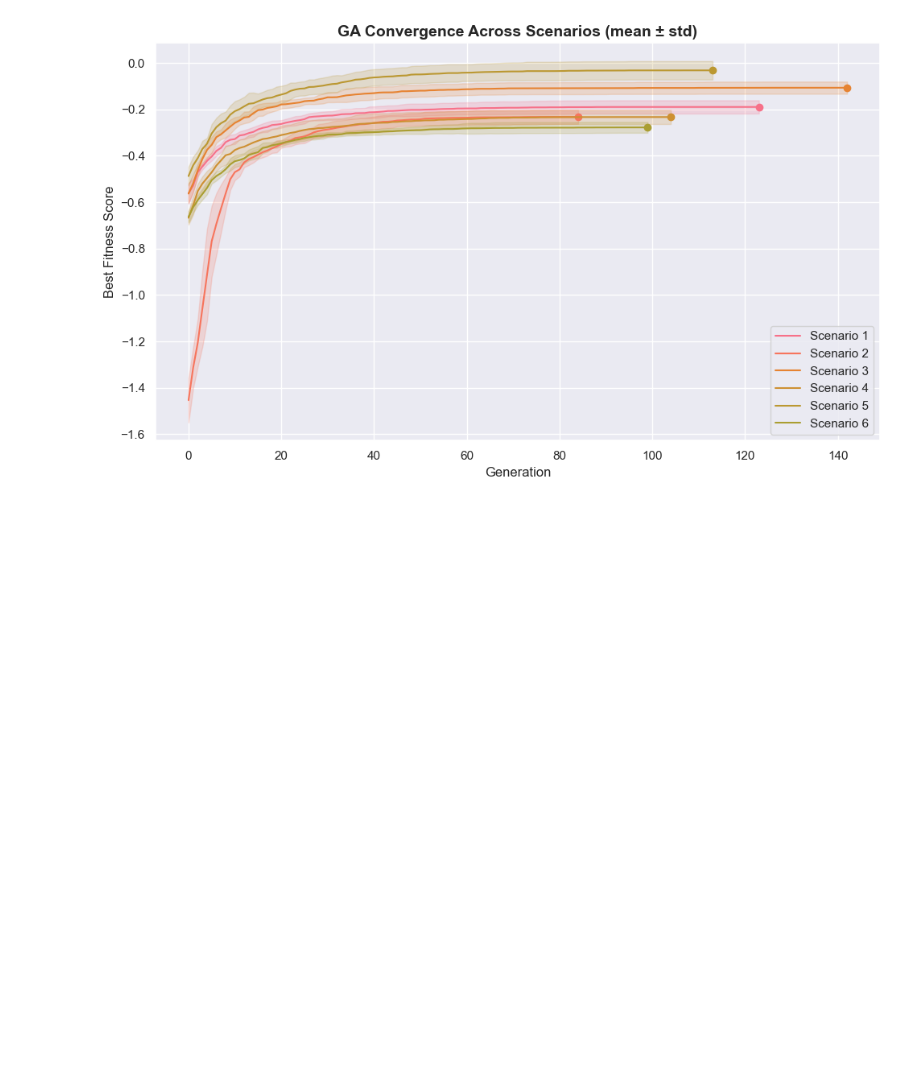
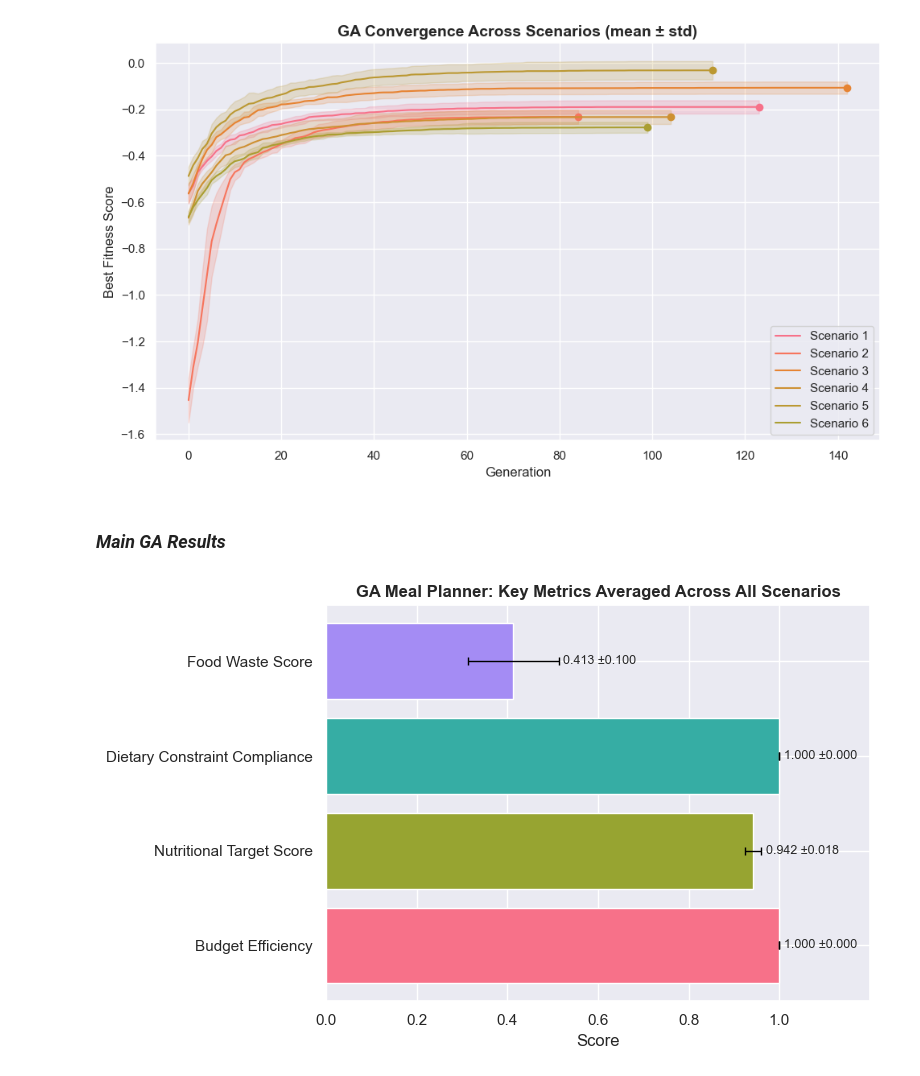
Before and after one commit to shappadappa/ICT3909-FYP, a Jupyter notebook: evaluation/evaluation_results.ipynb, the cells around one changed output. Drawn from its saved outputs; the diff is of its cells as text; code cells hidden in the pictures; blank space fills up the shorter version.

Commit message:
add main results figure for presentation

```diff
--- a/evaluation/evaluation_results.ipynb
+++ b/evaluation/evaluation_results.ipynb
@@ -451,3 +451,38 @@ plt.savefig("./figures/ga_convergence.png", dpi=DPI)
 plt.show()
 # %% [output]
 [figure]
+# %% [markdown]
+### *Main GA Results*
+# %%
+ga_main_metrics = [
+    ("budget_efficiency_mean", "Budget Efficiency"),
+    ("nutritional_target_score_mean", "Nutritional Target Score"),
+    ("dietary_constraint_compliance_mean", "Dietary Constraint Compliance"),
+    ("food_waste_score_mean", "Food Waste Score"),
+]
+
+ga_average_metrics = average_metrics["GAMealPlanner"]
+
+labels = [label for _, label in ga_main_metrics]
+means = [ga_average_metrics[key] for key, _ in ga_main_metrics]
+stds = [ga_average_metrics[key[:-5] + "_std"] for key, _ in ga_main_metrics]
+
+palette = sns.color_palette("husl", len(ga_main_metrics))
+
+fig, ax = plt.subplots(figsize=(8, 5))
+
+bars = ax.barh(labels, means, xerr=stds, color=palette, error_kw={"capsize": 3, "elinewidth": 1, "ecolor": "black"})
+
+for bar, mean, std in zip(bars, means, stds):
+    ax.text(mean + std + 0.01, bar.get_y() + bar.get_height() / 2, f"{mean:.3f} ±{std:.3f}", va="center", fontsize=9)
+
+ax.set_xlim(0, max(mean + std for mean, std in zip(means, stds)) * 1.2)
+ax.set_xticks([i * 0.2 for i in range(6)])
+ax.set_xlabel("Score")
+ax.set_title("GA Meal Planner: Key Metrics Averaged Across All Scenarios", fontweight="bold", fontsize=12)
+
+plt.tight_layout()
+plt.savefig("./figures/ga_main_metrics_average.png", dpi=DPI)
+plt.show()
+# %% [output]
+[figure, added]
```
Also changed, not shown: 1 other file.
